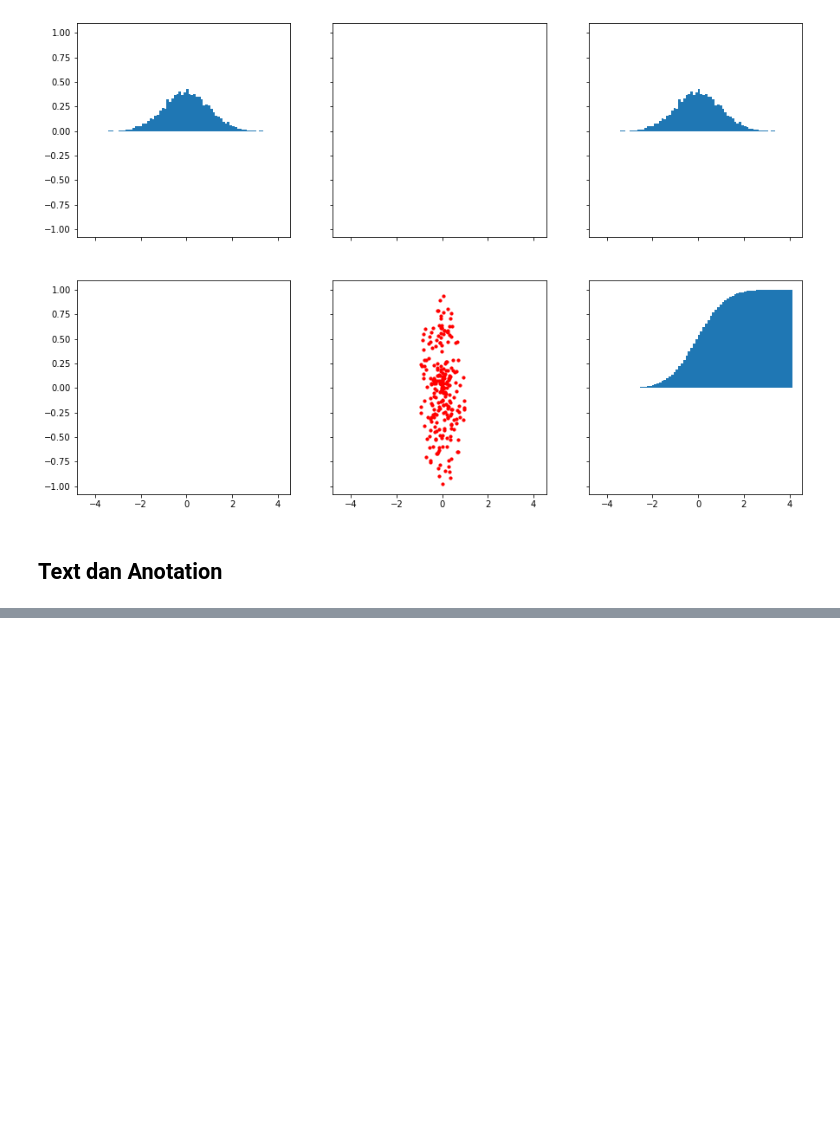
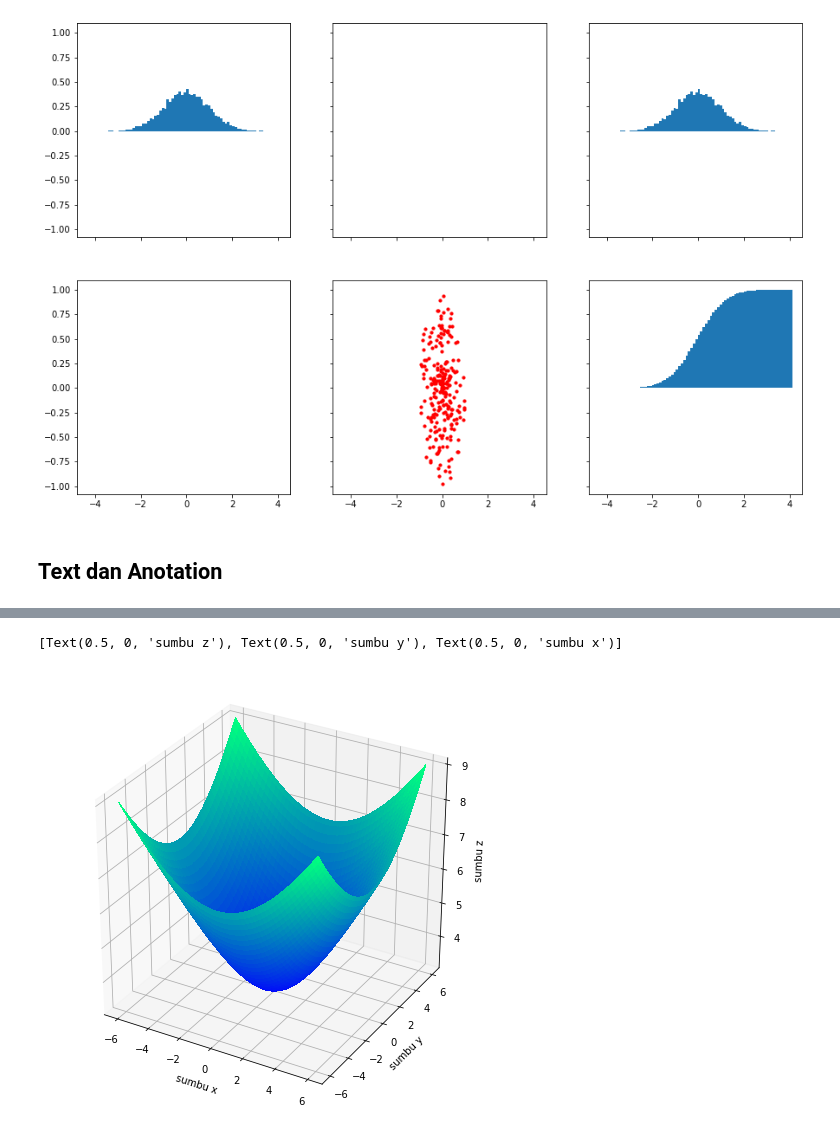
Before and after one commit to rendiwijiatmoko/Belajar-Mechine-Lerning, a Jupyter notebook: 03 - Matplotlib Intro/Part 1 - Matplotlib.ipynb, the cells around one changed output, grey strips where cells are left out. Drawn from its saved outputs; the diff is of its cells as text; code cells hidden in the pictures; blank space fills up the shorter version.

```diff
--- a/03 - Matplotlib Intro/Part 1 - Matplotlib.ipynb
+++ b/03 - Matplotlib Intro/Part 1 - Matplotlib.ipynb
@@ -166,0 +176,15 @@ Text(0, 0.8, 'mean=0')
+# %%
+x = np.linspace(-6,6,100)
+y = np.linspace(-6,6,100)
+
+X, Y = np.meshgrid(x,y)
+Z = np.sqrt(X**2 + Y**2 + 10)
+# %%
+fig = plt.figure(figsize=(8,8))
+ax = plt.axes(projection='3d')
+ax.plot_surface(X,Y,Z, antialiased=False, cmap='winter');
+
+ax.set(xlabel="sumbu x", ylabel="sumbu y", zlabel="sumbu z")
+# %% [output]
+[Text(0.5, 0, 'sumbu z'), Text(0.5, 0, 'sumbu y'), Text(0.5, 0, 'sumbu x')]
+[figure, added]
```
Also changed, not shown: parts of 7 cells of this notebook.
